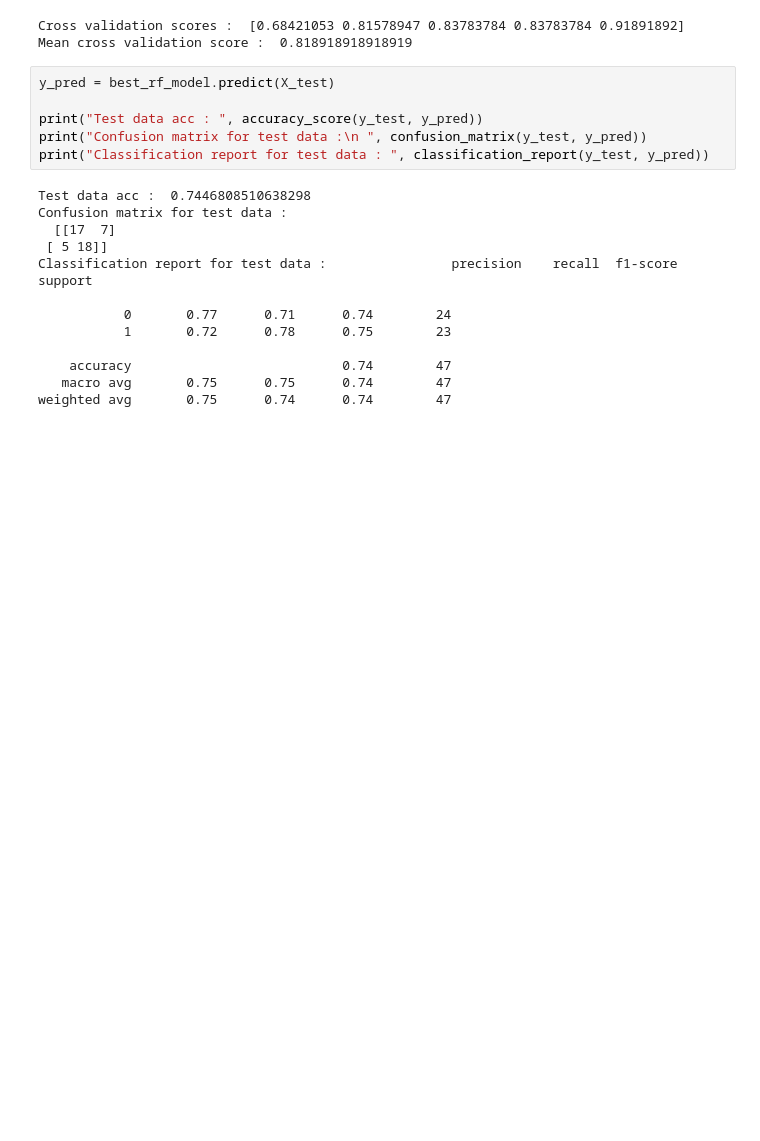
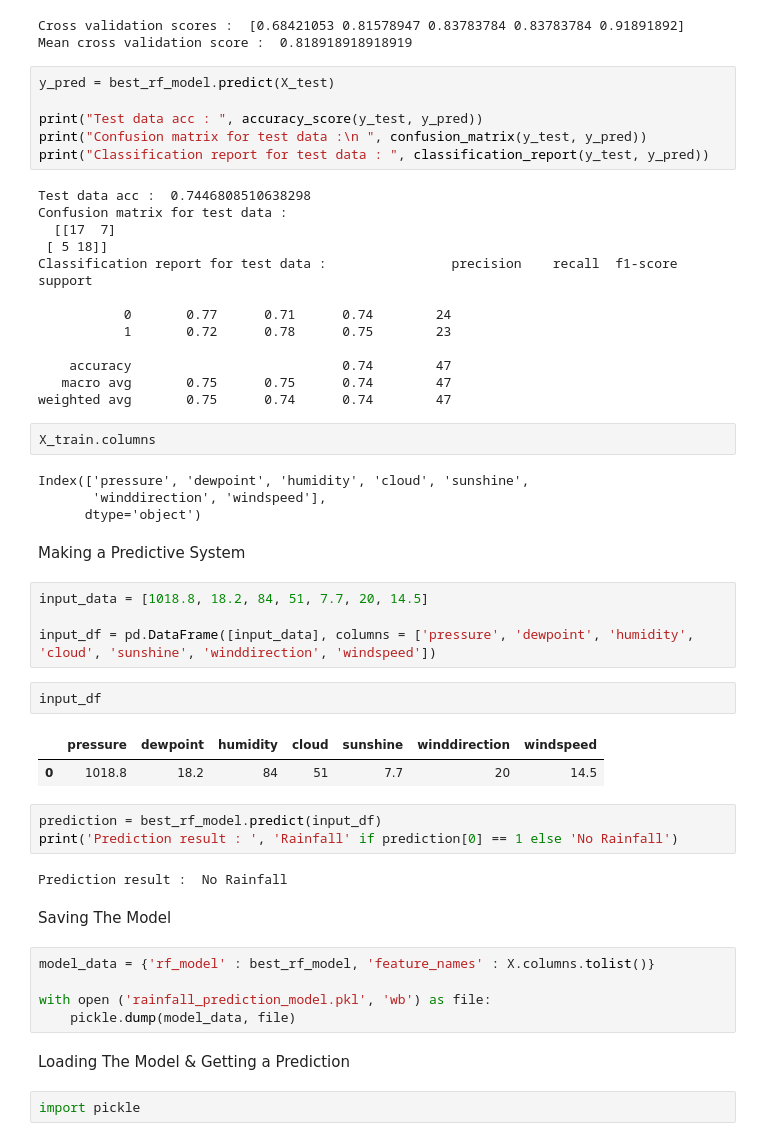
Before and after one commit to yshanukajay/rainfall_prediction_project, a Jupyter notebook: Notebooks/rainfall_prediction_model.ipynb, the cells around one changed output. Cells and saved outputs as stored; diff of their text form; blank space fills up the shorter version.

Commit message:
Model building completed

```diff
--- a/Model/rainfall_prediction_model.ipynb
+++ b/Notebooks/rainfall_prediction_model.ipynb
@@ -326,3 +326,36 @@ Classification report for test data :                precision    recall  f1-sco
     accuracy                           0.74        47
    macro avg       0.75      0.75      0.74        47
 weighted avg       0.75      0.74      0.74        47
+# %%
+X_train.columns
+# %% [output]
+Index(['pressure', 'dewpoint', 'humidity', 'cloud', 'sunshine',
+       'winddirection', 'windspeed'],
+      dtype='object')
+# %% [markdown]
+Making a Predictive System
+# %%
+input_data = [1018.8, 18.2, 84, 51, 7.7, 20, 14.5]
+
+input_df = pd.DataFrame([input_data], columns = ['pressure', 'dewpoint', 'humidity', 'cloud', 'sunshine', 'winddirection', 'windspeed'])
+# %%
+input_df
+# %% [output]
+|  | pressure | dewpoint | humidity | cloud | sunshine | winddirection | windspeed |
+| 0 | 1018.8 | 18.2 | 84 | 51 | 7.7 | 20 | 14.5 |
+# %%
+prediction = best_rf_model.predict(input_df)
+print('Prediction result : ', 'Rainfall' if prediction[0] == 1 else 'No Rainfall')
+# %% [output]
+Prediction result :  No Rainfall
+# %% [markdown]
+Saving The Model
+# %%
+model_data = {'rf_model' : best_rf_model, 'feature_names' : X.columns.tolist()}
+
+with open ('rainfall_prediction_model.pkl', 'wb') as file:
+    pickle.dump(model_data, file)
+# %% [markdown]
+Loading The Model & Getting a Prediction
+# %%
+import pickle
```
Also changed, not shown: parts of 4 cells of this notebook, 1 other file.
